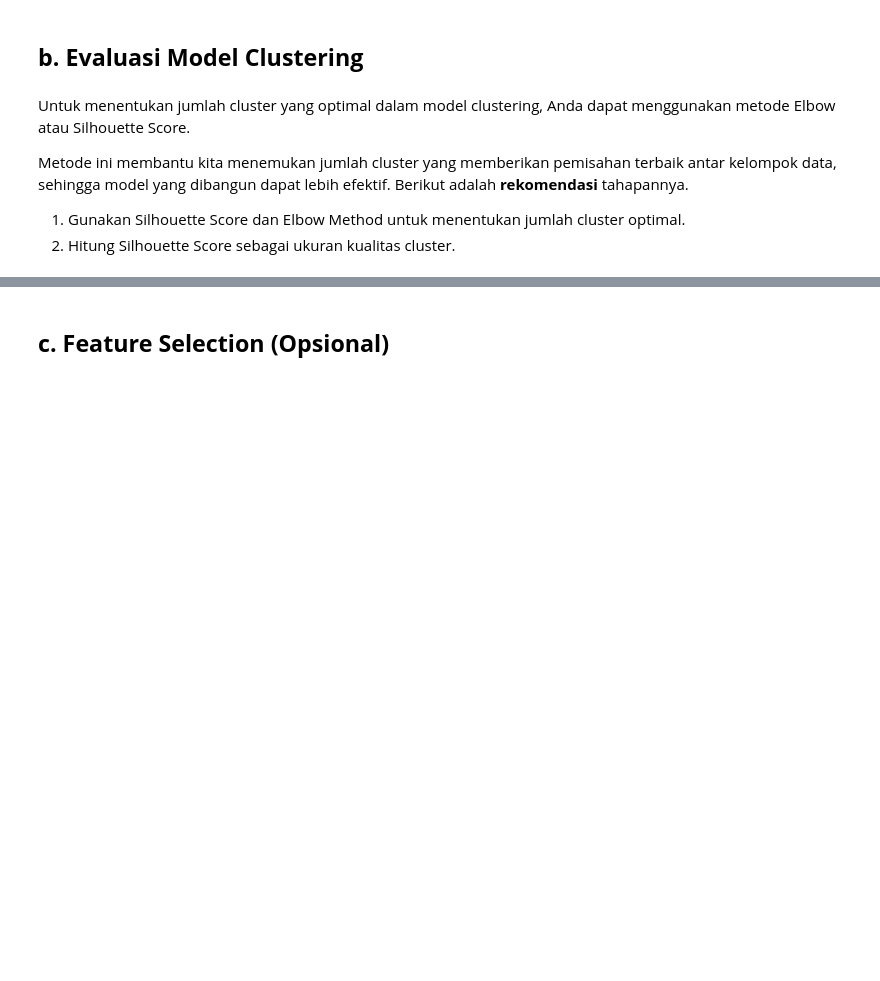
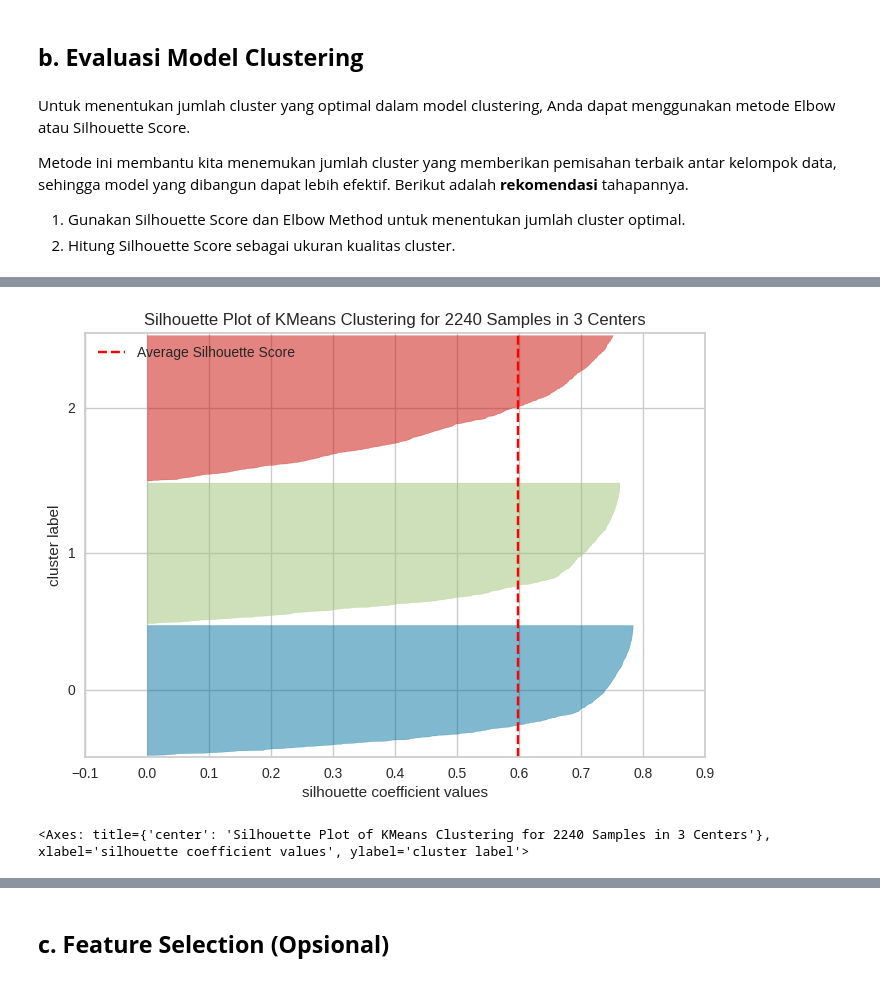
Before and after one commit to LatiefDataVisionary/machine-learning-basic-dicoding, a Jupyter notebook: [Clustering]_Submission_Akhir_BMLP_Lathif_Ramadhan.ipynb, the cells around one changed output, grey strips where cells are left out. Drawn from its saved outputs; the diff is of its cells as text; code cells hidden in the pictures; blank space fills up the shorter version.

```diff
--- a/[Clustering]_Submission_Akhir_BMLP_Lathif_Ramadhan.ipynb
+++ b/[Clustering]_Submission_Akhir_BMLP_Lathif_Ramadhan.ipynb
@@ -482,0 +558,11 @@ Metode ini membantu kita menemukan jumlah cluster yang memberikan pemisahan terb
+# %%
+# --- Visualisasi Silhouette Score ---
+visualizer = SilhouetteVisualizer(kmeans, colors='yellowbrick')
+
+# Fit the visualizer with the same data used for training (numerical_df)
+visualizer.fit(numerical_df)  # Changed from df to numerical_df
+
+visualizer.show()
+# %% [output]
+[figure, added]
+<Axes: title={'center': 'Silhouette Plot of KMeans Clustering for 2240 Samples in 3 Centers'}, xlabel='silhouette coefficient values', ylabel='cluster label'>
```
Also changed, not shown: parts of 10 cells of this notebook.
